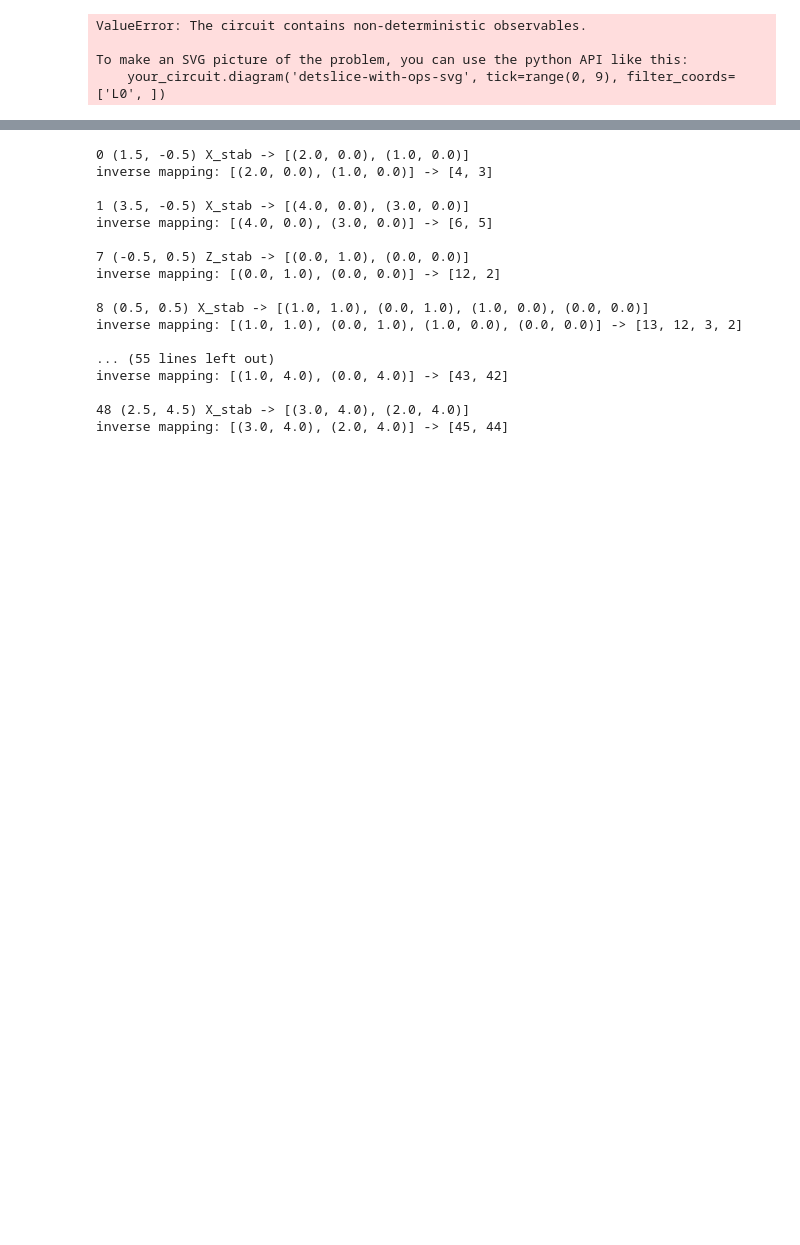
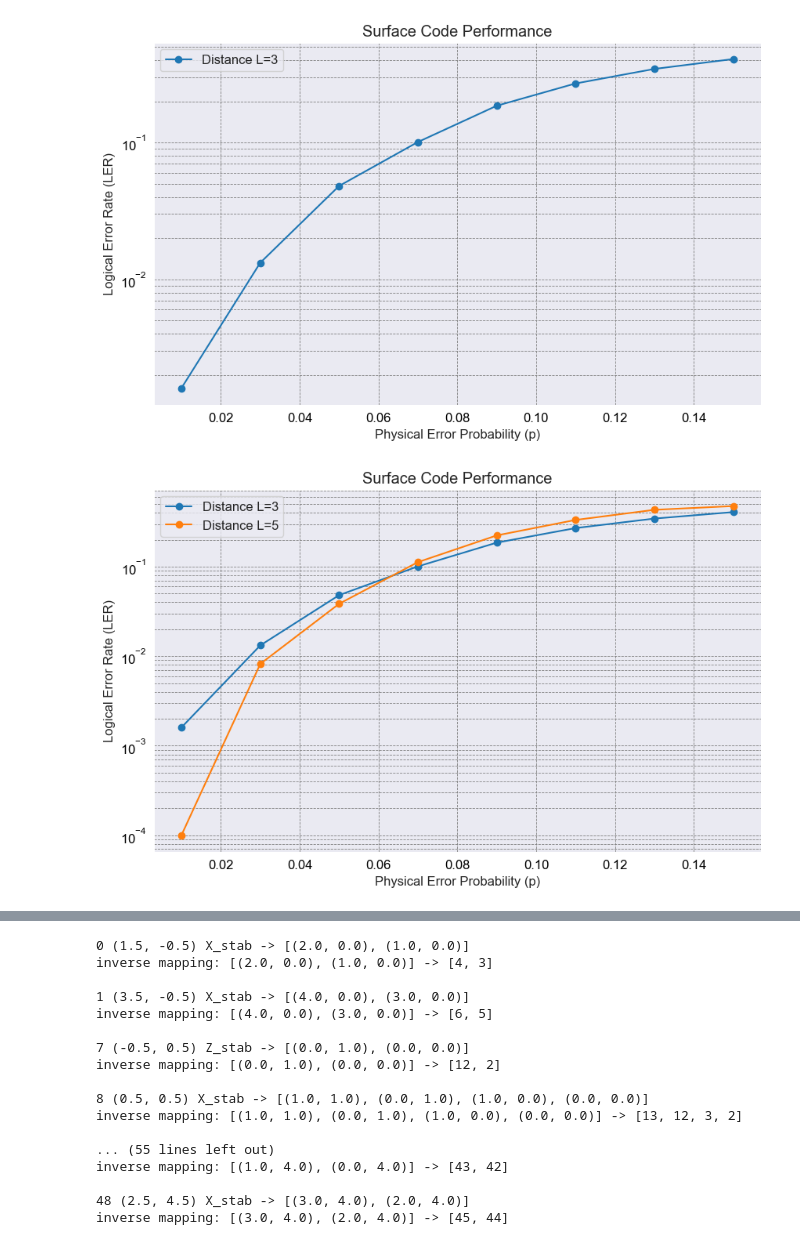
Before and after one commit to BjarneS2/Simulation_on_QEC_with_reconfigurable_atom_arrays, a Jupyter notebook: test.ipynb, the cells around one changed output, grey strips where cells are left out. Cells and saved outputs as stored; diff of their text form; code cells hidden in the pictures; blank space fills up the shorter version.

Commit message:
First logical errors by pymatching

```diff
--- a/test.ipynb
+++ b/test.ipynb
@@ -4,8 +4,8 @@ from surface_code import SurfaceCode
 import matplotlib as mpl
 import seaborn as sns
 
-Ls = [3,5,7]
-ps = np.linspace(0, 0.01, 6)
+Ls = [3,5,7,9]
+ps = np.linspace(0.01, 0.15, 8)
 
 results = {}
 
@@ -21,34 +21,32 @@ for L in Ls:
     import matplotlib.pyplot as plt
 
     # Apply scientific plot styling
     sns.set_style("darkgrid")
     mpl.rcParams.update(
         {
             "font.size": 12,
             "grid.color": "0.5",
             "grid.linestyle": "--",
             "grid.linewidth": 0.6,
             "xtick.color": "black",
             "ytick.color": "black",
         }
     )
 
     # Create the plot
     plt.figure(figsize=(10, 6))
 
     for L, lers in results.items():
         plt.plot(ps, lers, marker='o', linestyle='-', label=f'Distance L={L}')
 
     # Set plot labels and title
     plt.xlabel("Physical Error Probability (p)")
     plt.ylabel("Logical Error Rate (LER)")
     plt.title("Surface Code Performance")
     plt.yscale('log')
     plt.legend()
     plt.grid(True, which="both", ls="--")
     plt.show()
 # %% [output]
-ValueError: The circuit contains non-deterministic observables.
-
-To make an SVG picture of the problem, you can use the python API like this:
-    your_circuit.diagram('detslice-with-ops-svg', tick=range(0, 9), filter_coords=['L0', ])
+[figure, added]
+[figure, added]
```
Also changed, not shown: parts of 2 cells of this notebook, 1 other file.
